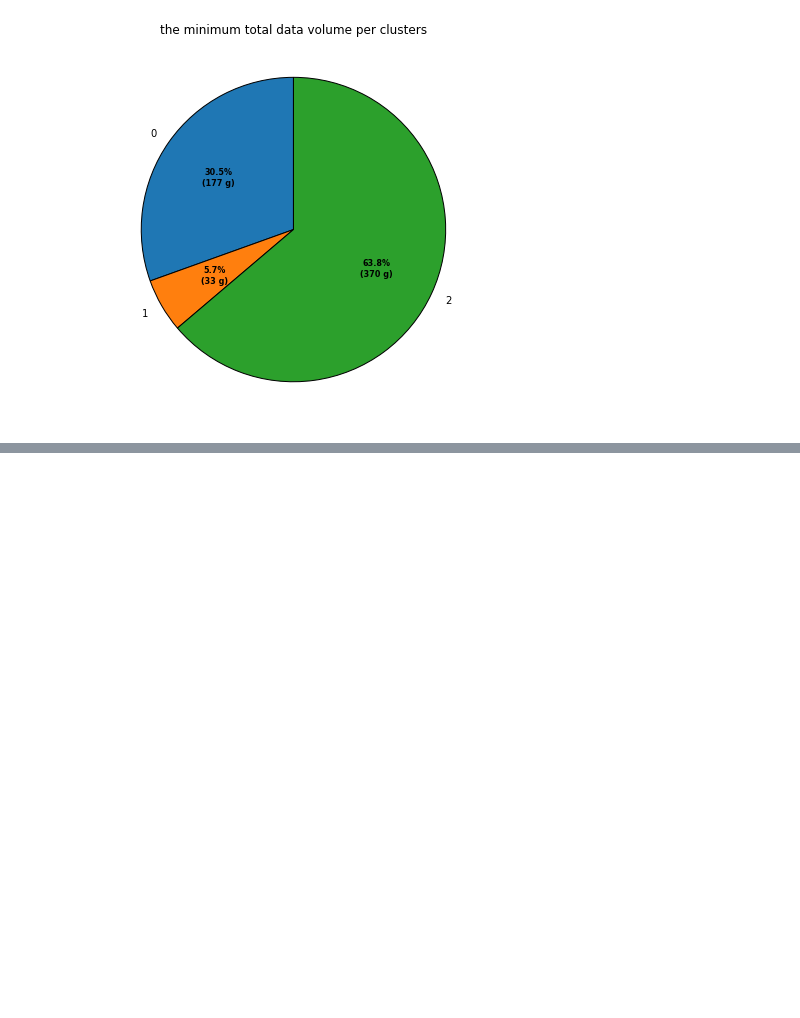
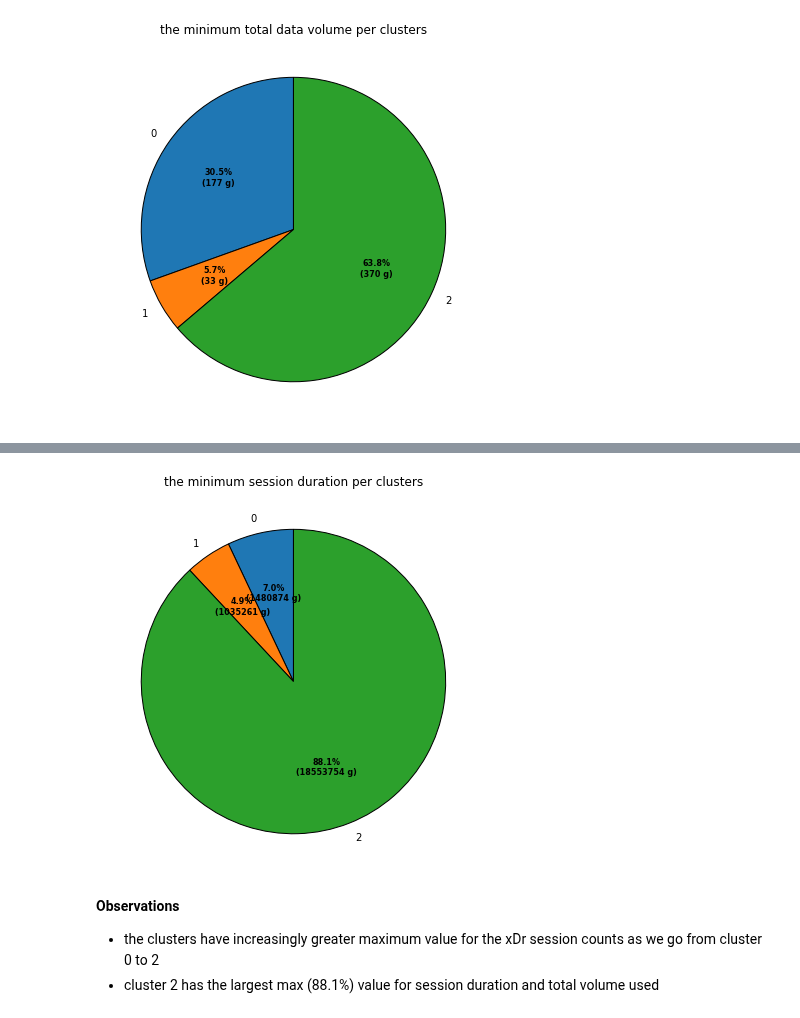
Before and after one commit to benbel376/telecom_users_analytics, a Jupyter notebook: notebooks/user_engagement_analysis.ipynb, the cells around one changed output, grey strips where cells are left out. Cells and saved outputs as stored; diff of their text form; code cells hidden in the pictures; blank space fills up the shorter version.

```diff
--- a/notebooks/user_engagement_analysis.ipynb
+++ b/notebooks/user_engagement_analysis.ipynb
@@ -167,0 +173,10 @@ print(clus_mean_df)
+# %%
+sumar.plot_pie(clus_max_df, ["Clusters", "dur_max"], "the minimum session duration per clusters")
+# %% [output]
+[figure, added]
+# %% [markdown]
+**Observations**
+<ul>
+    <li> the clusters have increasingly greater maximum value for the xDr session counts as we go from cluster 0 to 2</li>
+    <li> cluster 2 has the largest max (88.1%) value for session duration and total volume used </li>
+</ul>
```
Also changed, not shown: parts of 7 cells of this notebook.
